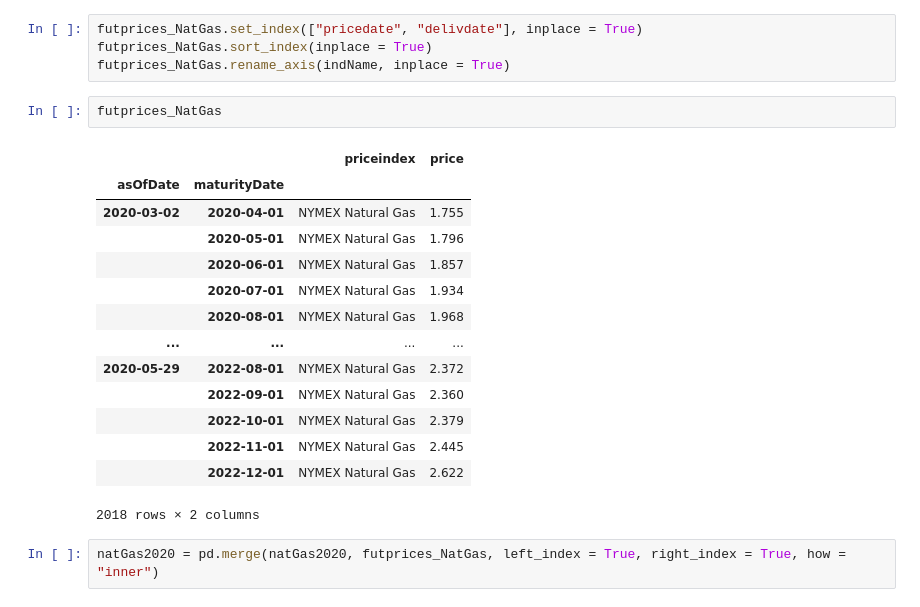
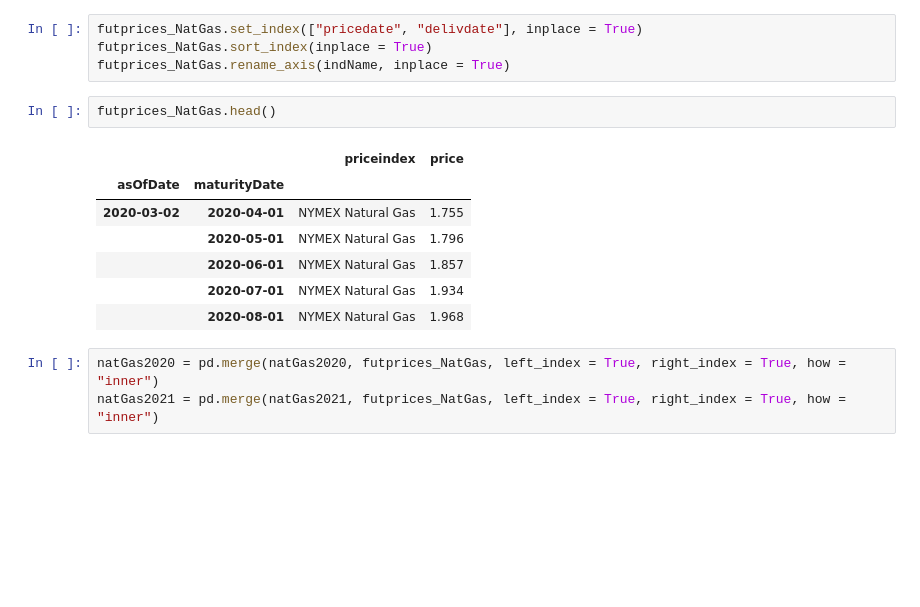
Before and after one commit to pimsmath/Ovintiv, a Jupyter notebook: cleaningGas_Guillermo.ipynb, the cells around one changed output. Drawn from its saved outputs; the diff is of its cells as text; blank space fills up the shorter version.

```diff
--- a/cleaningGas_Guillermo.ipynb
+++ b/cleaningGas_Guillermo.ipynb
@@ -140,22 +117,16 @@ futprices_NatGas.set_index(["pricedate", "delivdate"], inplace = True)
 futprices_NatGas.sort_index(inplace = True)
 futprices_NatGas.rename_axis(indName, inplace = True)
 # %%
-futprices_NatGas
+futprices_NatGas.head()
 # %% [output]
 |  |  | priceindex | price |
 | asOfDate | maturityDate |  |  |
 | 2020-03-02 | 2020-04-01 | NYMEX Natural Gas | 1.755 |
 |  | 2020-05-01 | NYMEX Natural Gas | 1.796 |
 |  | 2020-06-01 | NYMEX Natural Gas | 1.857 |
 |  | 2020-07-01 | NYMEX Natural Gas | 1.934 |
 |  | 2020-08-01 | NYMEX Natural Gas | 1.968 |
-| ... | ... | ... | ... |
-| 2020-05-29 | 2022-08-01 | NYMEX Natural Gas | 2.372 |
-|  | 2022-09-01 | NYMEX Natural Gas | 2.360 |
-|  | 2022-10-01 | NYMEX Natural Gas | 2.379 |
-|  | 2022-11-01 | NYMEX Natural Gas | 2.445 |
-|  | 2022-12-01 | NYMEX Natural Gas | 2.622 |
-2018 rows × 2 columns
 # %%
 natGas2020 = pd.merge(natGas2020, futprices_NatGas, left_index = True, right_index = True, how = "inner")
+natGas2021 = pd.merge(natGas2021, futprices_NatGas, left_index = True, right_index = True, how = "inner")
 # %%
```
Also changed, not shown: parts of 30 cells of this notebook.
